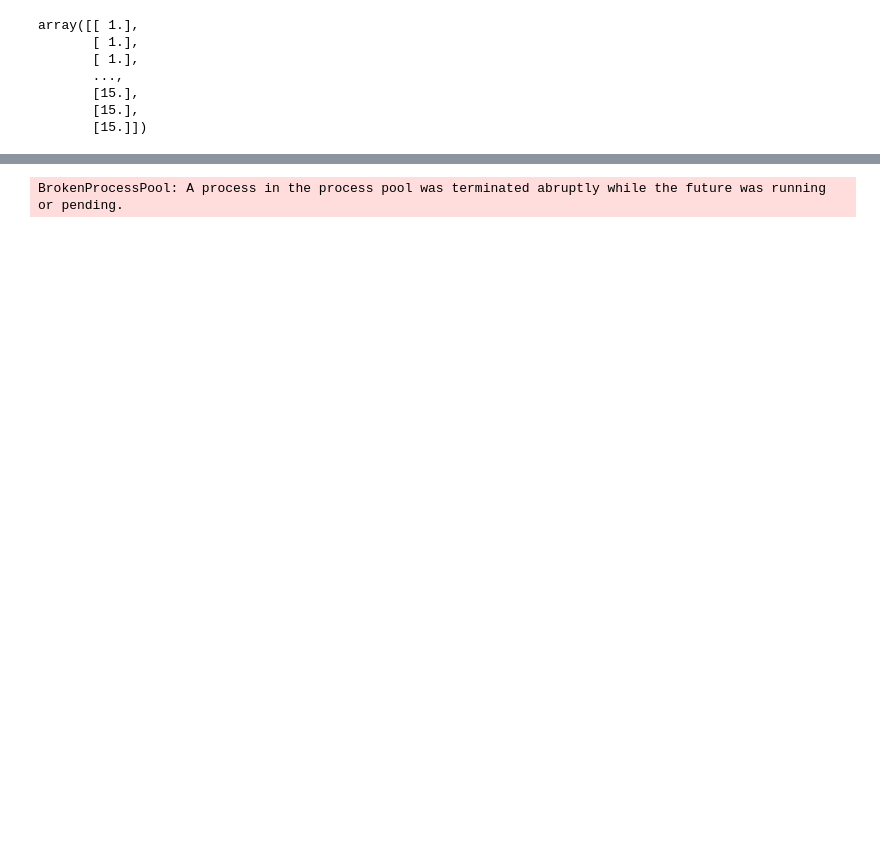
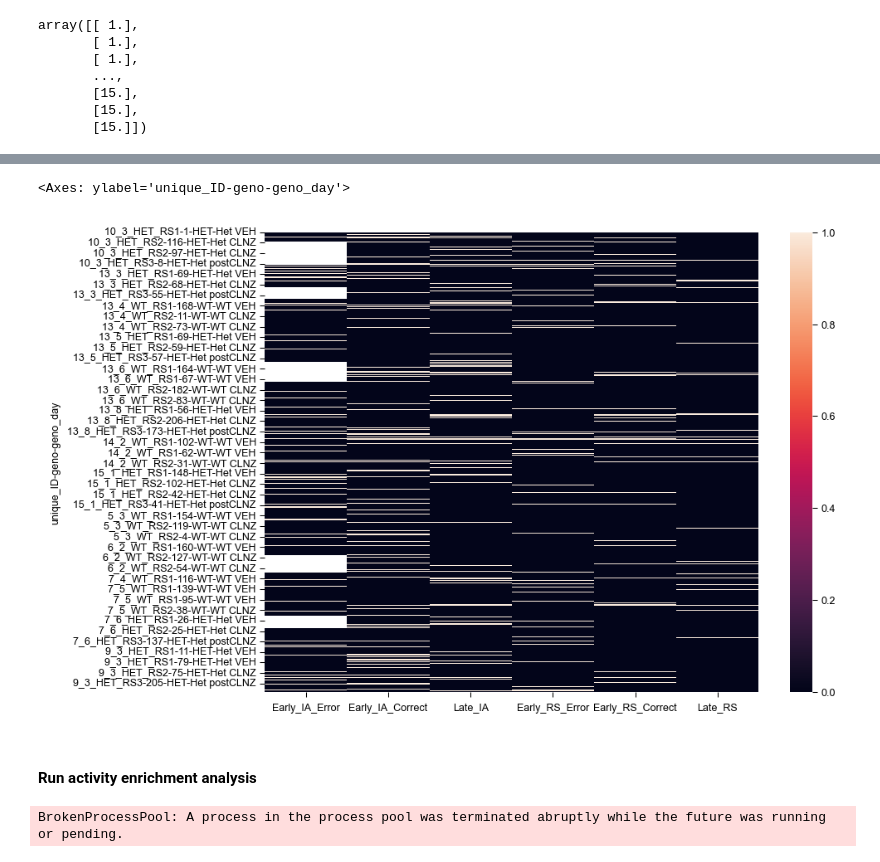
Before and after one commit to cjohnsoncruz/dlx56_mPFC_1p_SohalLab, a Jupyter notebook: code/preprocess matlab data v1.ipynb, the cells around one changed output, grey strips where cells are left out. Saved outputs shown, nothing was run; the diff lists cells and outputs as text; code cells hidden in the pictures; blank space fills up the shorter version.

```diff
--- a/code/preprocess matlab data v1.ipynb
+++ b/code/preprocess matlab data v1.ipynb
@@ -445,0 +279,12 @@ Match: True
+# %%
+# import canonical ensemble matrix previously created in MATLAB, used for paper
+
+#find old file-
+canonical_file = Path(r"C:\Users\13car\Dropbox\local_github_repos_personal\dlx56_mPFC_1p_SohalLab\data\Dlx56_Normalized Trial Calcium Timeseries_20_Jun_2025.parquet")
+
+#load canonical file
+canonical_data = pd.read_parquet(canonical_file)
+
+#inspect canonical file
+print(canonical_data.info())
+canonical_data.head(3)
@@ -445,0 +369,7 @@ Match: True
+# %%
+#extract ensemble cols
+stage_cols = analysis_config.task_phase_names
+print(f"extracting columns: {stage_cols}")
+#get ensemble info from canon df
+canonical_ensemble  = canonical_data.groupby(by = ['unique_ID', 'geno', 'geno_day'])[stage_cols].first()
+canonical_ensemble
@@ -446,3 +392,10 @@ Match: True
+# %%
+sns.heatmap(canonical_ensemble.loc[:, stage_cols])
+# %% [output]
+<Axes: ylabel='unique_ID-geno-geno_day'>
+[figure, added]
+# %% [markdown]
+#### Run activity enrichment analysis
 # %%
 if run_activity_enrichment:
     def _job(name: str) -> pd.DataFrame:
```
Also changed, not shown: parts of 15 cells of this notebook.
